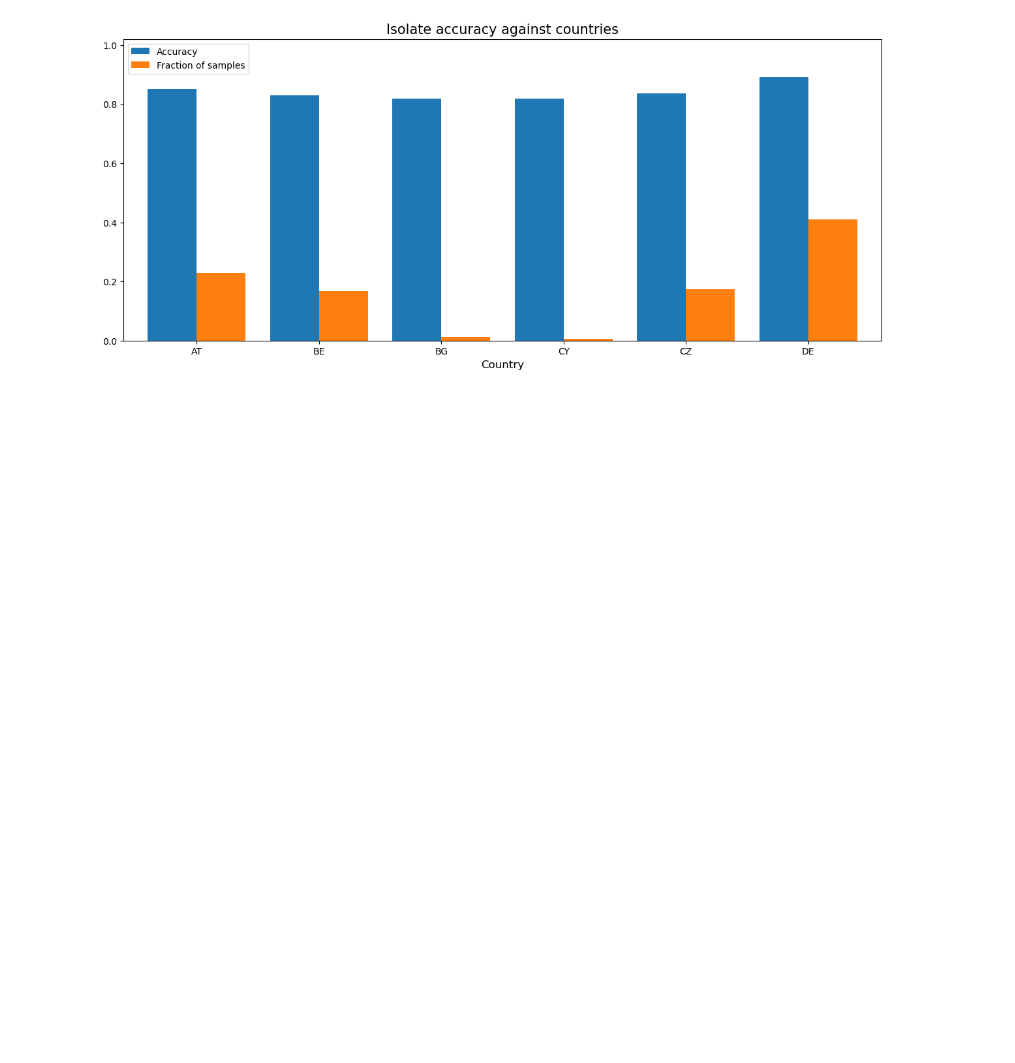
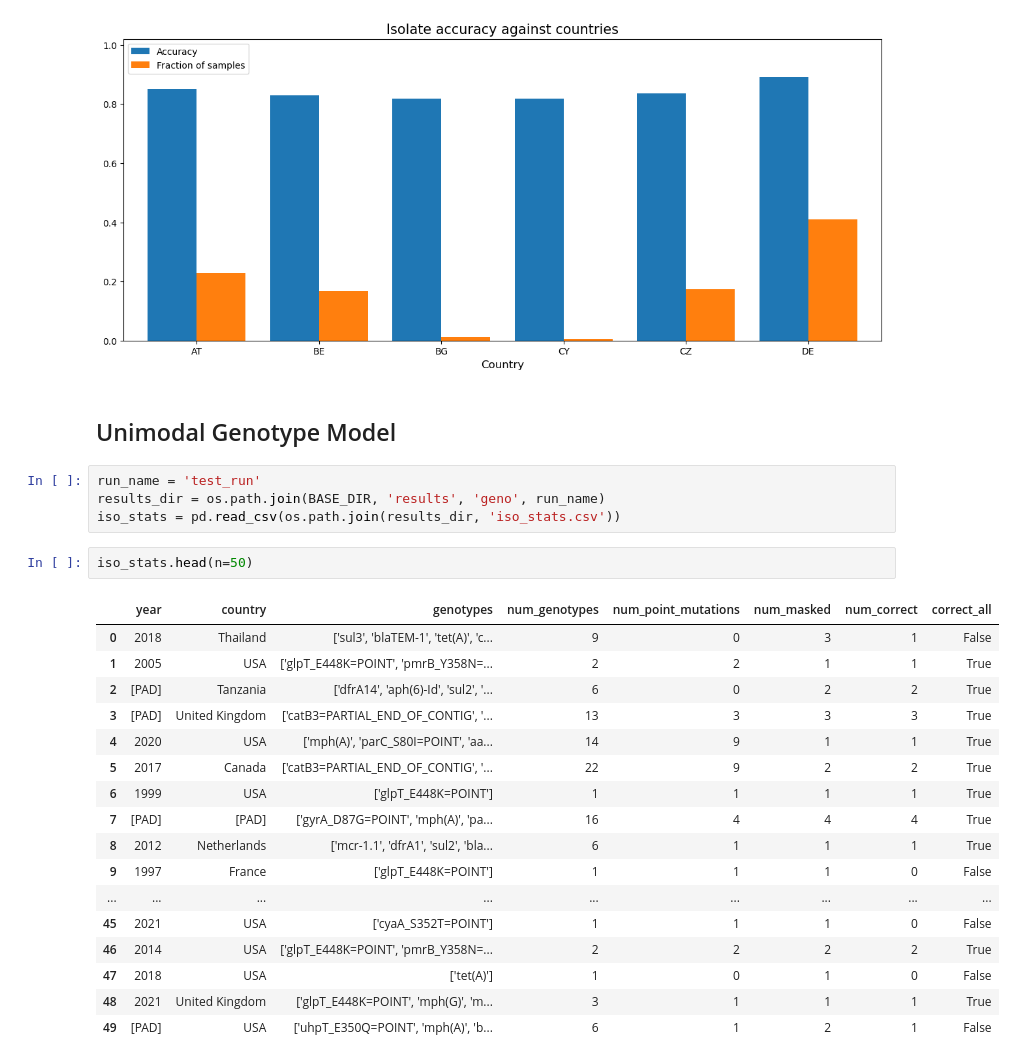
Before and after one commit to jespeols/ARFusion, a Jupyter notebook: code/results_analysis.ipynb, the cells around one changed output. Saved outputs shown, nothing was run; the diff lists cells and outputs as text; blank space fills up the shorter version.

Commit message:
add isolate evaluation stats to genotype model

```diff
--- a/code/results_analysis.ipynb
+++ b/code/results_analysis.ipynb
@@ -317,3 +320,29 @@ ax.legend(labels=['Accuracy', 'Fraction of samples'], loc='upper left', fontsize
 plt.show()
 # %% [output]
 [figure]
+# %% [markdown]
+## Unimodal Genotype Model
+# %%
+run_name = 'test_run'
+results_dir = os.path.join(BASE_DIR, 'results', 'geno', run_name)
+iso_stats = pd.read_csv(os.path.join(results_dir, 'iso_stats.csv'))
+# %%
+iso_stats.head(n=50)
+# %% [output]
+|  | year | country | genotypes | num_genotypes | num_point_mutations | num_masked | num_correct | correct_all |
+| 0 | 2018 | Thailand | ['sul3', 'blaTEM-1', 'tet(A)', 'c... | 9 | 0 | 3 | 1 | False |
+| 1 | 2005 | USA | ['glpT_E448K=POINT', 'pmrB_Y358N=... | 2 | 2 | 1 | 1 | True |
+| 2 | [PAD] | Tanzania | ['dfrA14', 'aph(6)-Id', 'sul2', '... | 6 | 0 | 2 | 2 | True |
+| 3 | [PAD] | United Kingdom | ['catB3=PARTIAL_END_OF_CONTIG', '... | 13 | 3 | 3 | 3 | True |
+| 4 | 2020 | USA | ['mph(A)', 'parC_S80I=POINT', 'aa... | 14 | 9 | 1 | 1 | True |
+| 5 | 2017 | Canada | ['catB3=PARTIAL_END_OF_CONTIG', '... | 22 | 9 | 2 | 2 | True |
+| 6 | 1999 | USA | ['glpT_E448K=POINT'] | 1 | 1 | 1 | 1 | True |
+| 7 | [PAD] | [PAD] | ['gyrA_D87G=POINT', 'mph(A)', 'pa... | 16 | 4 | 4 | 4 | True |
+| 8 | 2012 | Netherlands | ['mcr-1.1', 'dfrA1', 'sul2', 'bla... | 6 | 1 | 1 | 1 | True |
+| 9 | 1997 | France | ['glpT_E448K=POINT'] | 1 | 1 | 1 | 0 | False |
+| ... | ... | ... | ... | ... | ... | ... | ... | ... |
+| 45 | 2021 | USA | ['cyaA_S352T=POINT'] | 1 | 1 | 1 | 0 | False |
+| 46 | 2014 | USA | ['glpT_E448K=POINT', 'pmrB_Y358N=... | 2 | 2 | 2 | 2 | True |
+| 47 | 2018 | USA | ['tet(A)'] | 1 | 0 | 1 | 0 | False |
+| 48 | 2021 | United Kingdom | ['glpT_E448K=POINT', 'mph(G)', 'm... | 3 | 1 | 1 | 1 | True |
+| 49 | [PAD] | USA | ['uhpT_E350Q=POINT', 'mph(A)', 'b... | 6 | 1 | 2 | 1 | False |
```
Also changed, not shown: parts of 2 cells of this notebook, 5 other files.
